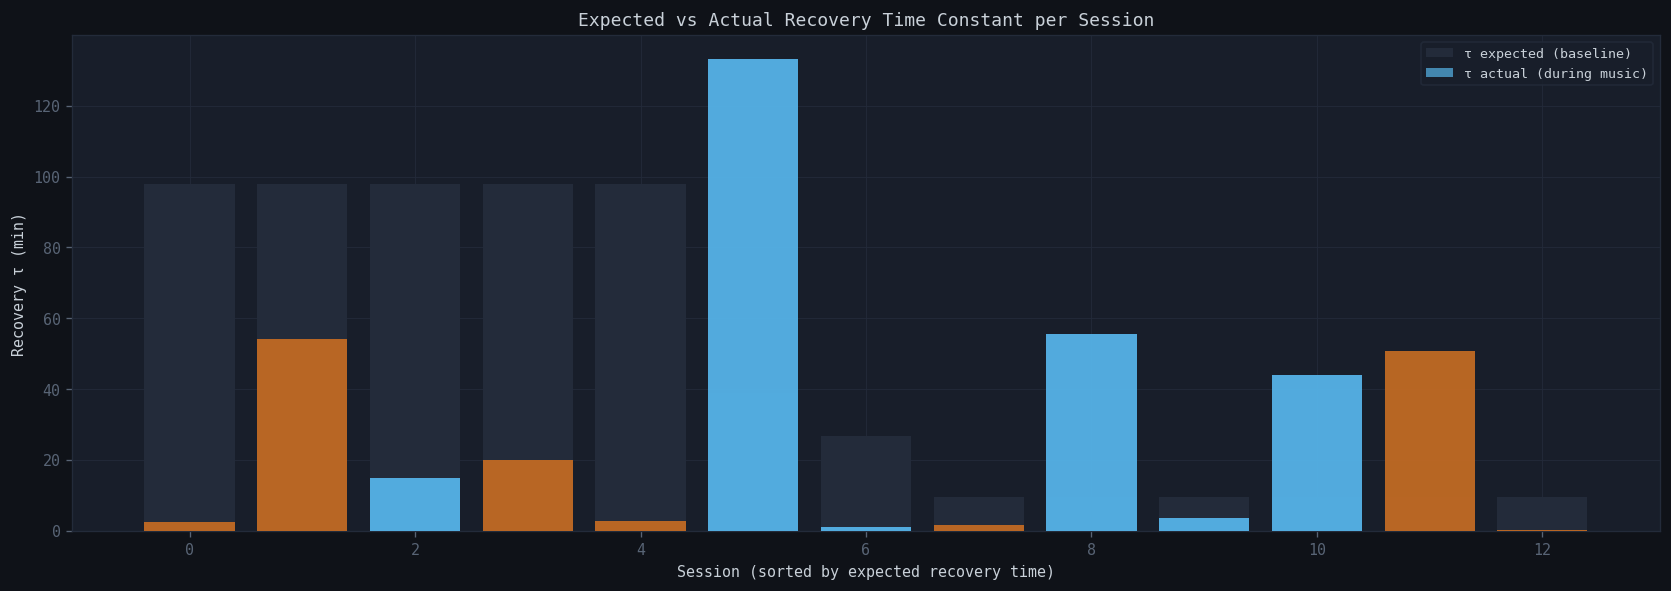
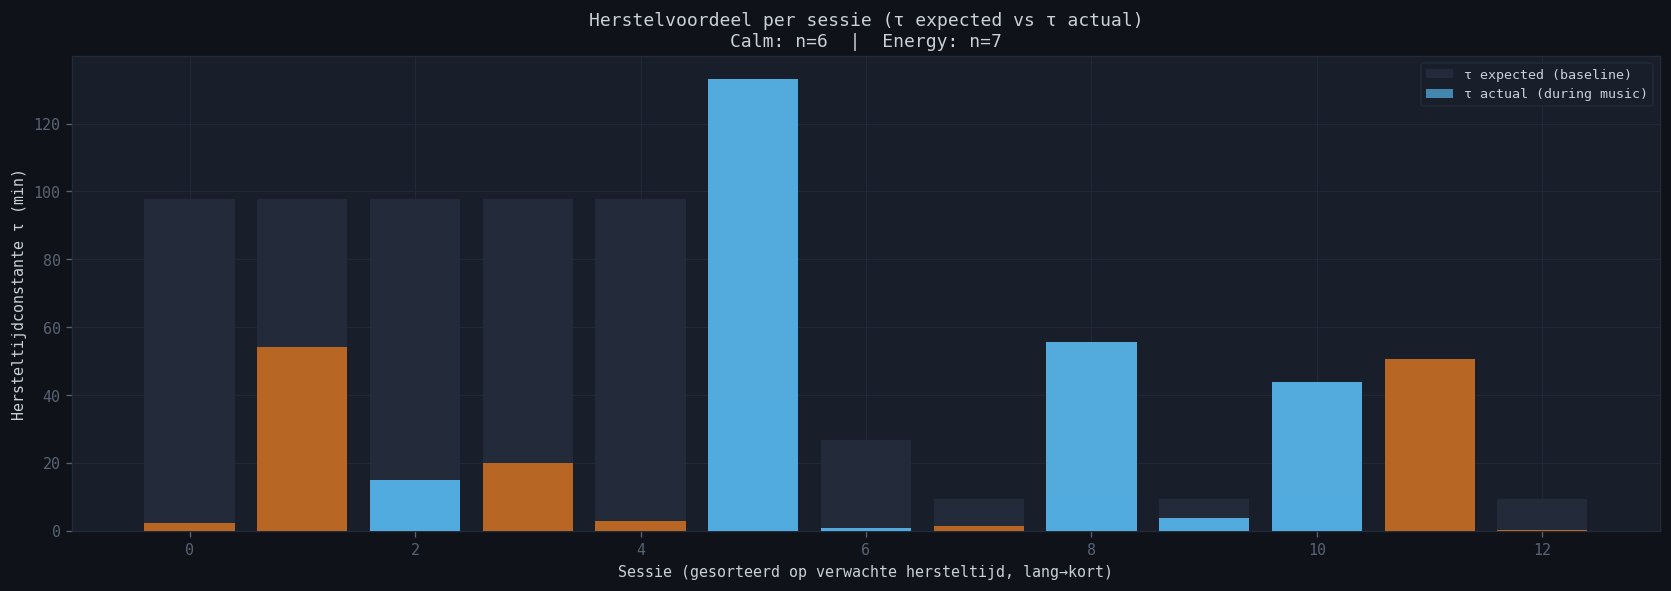
Unified diff of the notebook cell whose output changed from the first chart to the second:
--- before
+++ after
@@ -12,7 +12,18 @@
         ax.bar(i, row['tau_actual'], color=color, alpha=0.8, zorder=3)
 
-    ax.set_xlabel('Session (sorted by expected recovery time)')
-    ax.set_ylabel('Recovery τ (min)')
-    ax.set_title('Expected vs Actual Recovery Time Constant per Session')
+    # Per-playlist session count displayed in title
+    if 'playlist' in valid.columns:
+        pl_counts = valid['playlist'].value_counts().to_dict()
+        pl_str = '  |  '.join(
+            f"{pl}: n={pl_counts.get(pl, 0)}"
+            for pl in ['Calm', 'Neutral', 'Energy'] if pl in pl_counts
+        )
+        title = f'Herstelvoordeel per sessie (τ expected vs τ actual)\n{pl_str}'
+    else:
+        title = 'Expected vs Actual Recovery Time Constant per Session'
+
+    ax.set_xlabel('Sessie (gesorteerd op verwachte hersteltijd, lang→kort)')
+    ax.set_ylabel('Hersteltijdconstante τ (min)')
+    ax.set_title(title)
     ax.legend(fontsize=8)
     plt.tight_layout()

Commit: audit(ml): Added plots and graphs